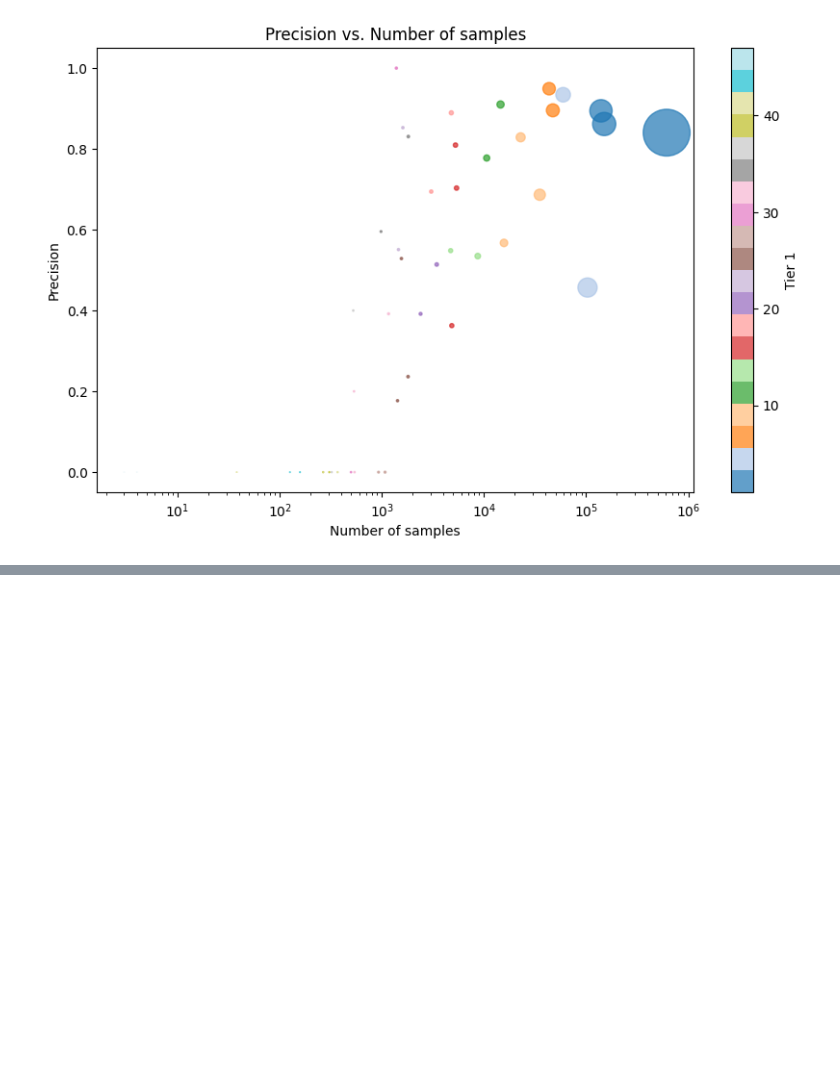
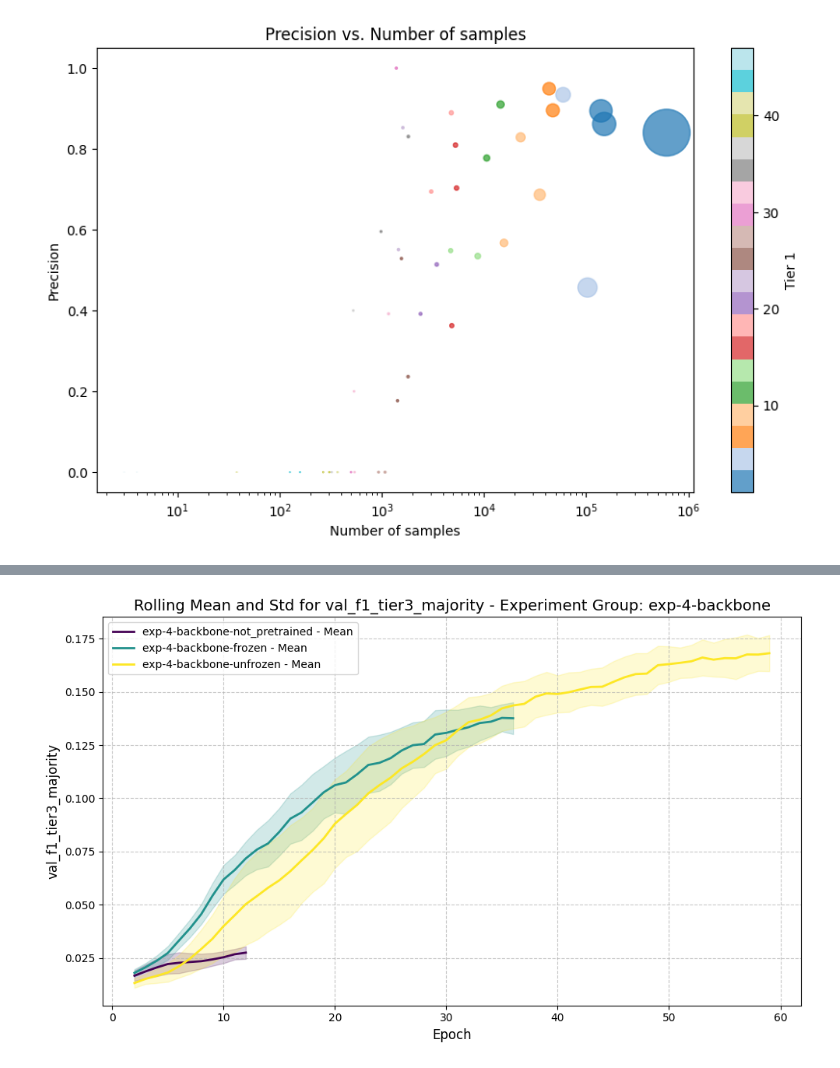
Before and after one commit to Satellite-Based-Crop-Classification/messis, a Jupyter notebook: notebooks/experiment_evaluation.ipynb, the cells around one changed output, grey strips where cells are left out. Drawn from its saved outputs; the diff is of its cells as text; code cells hidden in the pictures; blank space fills up the shorter version.

```diff
--- a/notebooks/experiment_evaluation.ipynb
+++ b/notebooks/experiment_evaluation.ipynb
@@ -766,0 +911,81 @@ plt.show()
+# %%
+import wandb
+import pandas as pd
+import numpy as np
+import matplotlib.pyplot as plt
+import matplotlib.cm as cm
+
+# Constants
+EXPERIMENT_GROUP = "exp-4-backbone"
+METRIC = "val_f1_tier3_majority"
+ROLLING_WINDOW = 5 # Number of epochs to average over for the uncertainty band
+
+# Initialize the W&B API
+api = wandb.Api(timeout=60)
+
+# Fetch all runs
+runs = api.runs("crop-classification/messis", filters={"config.experiment_group": EXPERIMENT_GROUP})
+print(f"Found {len(runs)} runs for experiment group {EXPERIMENT_GROUP}")
+
+# Group runs by their experiment name
+runs_by_experiment = {}
+for run in runs:
+    experiment_name = run.config.get('experiment_name', 'unknown')
+    if experiment_name not in runs_by_experiment:
+        runs_by_experiment[experiment_name] = []
+    runs_by_experiment[experiment_name].append(run)
+
+# Drop experiment exp-4-backbone-not_pretrained-vles
+runs_by_experiment.pop('exp-4-backbone-not_pretrained-vles', None)
+
+# Set up the plot
+plt.figure(figsize=(10, 6))
+
+colors = iter(cm.viridis(np.linspace(0, 1, len(runs_by_experiment))))
+
+# Plot each experiment group on the same plot
+for experiment_name, runs in runs_by_experiment.items():
+    print(f"Processing {len(runs)} runs for experiment name {experiment_name}")
+
+    f1s = []
+    min_len = float("inf")
+
+    for run in runs:
+        history = pd.DataFrame(list(run.scan_history()))
+        f1 = history[METRIC].values
+        # Remove NaNs
+        f1 = f1[~np.isnan(f1)]
+        f1s.append(f1)
+        min_len = min(min_len, len(f1))
+
+    f1s_for_band = [f1[:min_len] for f1 in f1s]
+
+    if not f1s_for_band:  # Skip if no valid data
+        continue
+
+    f1s_for_band = np.array(f1s_for_band)
+    mean = np.mean(f1s_for_band, axis=0)
+    std = np.std(f1s_for_band, axis=0)
+
+    # Calculate rolling mean and std
+    rolling_mean = np.convolve(mean, np.ones(ROLLING_WINDOW)/ROLLING_WINDOW, mode='valid')
+    rolling_std = np.convolve(std, np.ones(ROLLING_WINDOW)/ROLLING_WINDOW, mode='valid')
+
+    color = next(colors)
+
+    epochs = np.arange((ROLLING_WINDOW-1)/2, len(rolling_mean) + (ROLLING_WINDOW-1)/2)
+
+    plt.plot(epochs, rolling_mean, label=f"{experiment_name} - Mean", color=color, linewidth=2)
+    plt.fill_between(epochs, rolling_mean - rolling_std, rolling_mean + rolling_std, color=color, alpha=0.2)
+
+# Customize the plot
+plt.legend(loc="best", fontsize=10)
+plt.xlabel("Epoch", fontsize=12)
+plt.ylabel(METRIC, fontsize=12)
+plt.title(f"Rolling Mean and Std for {METRIC} - Experiment Group: {EXPERIMENT_GROUP}", fontsize=14)
+plt.grid(True, linestyle='--', alpha=0.7)
+plt.tight_layout()
+
+# Show the plot
+plt.show()
+# %% [output]
@@ -766,0 +996 @@ plt.show()
+[figure, added]
```
Also changed, not shown: parts of 8 cells of this notebook.
